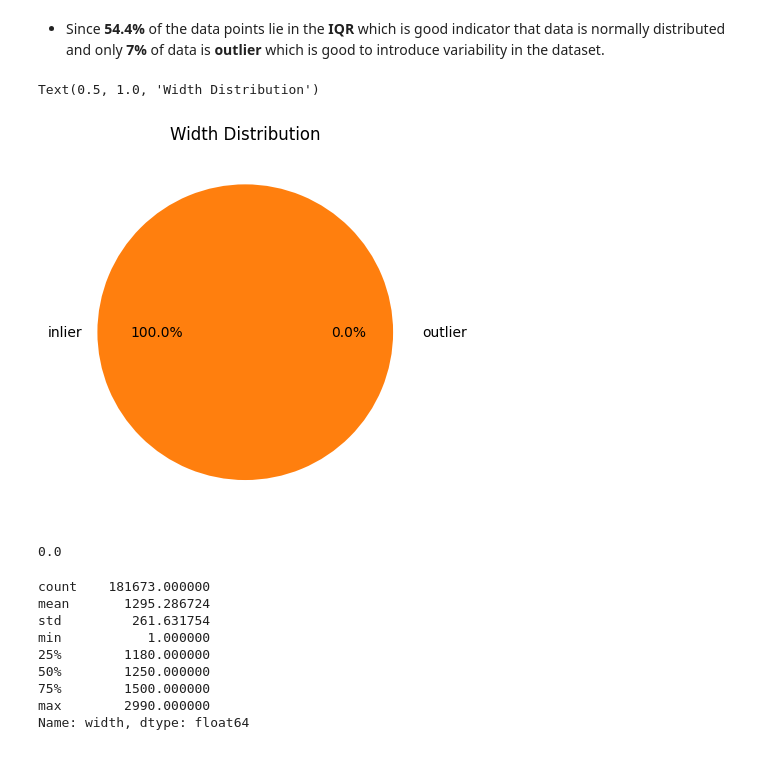
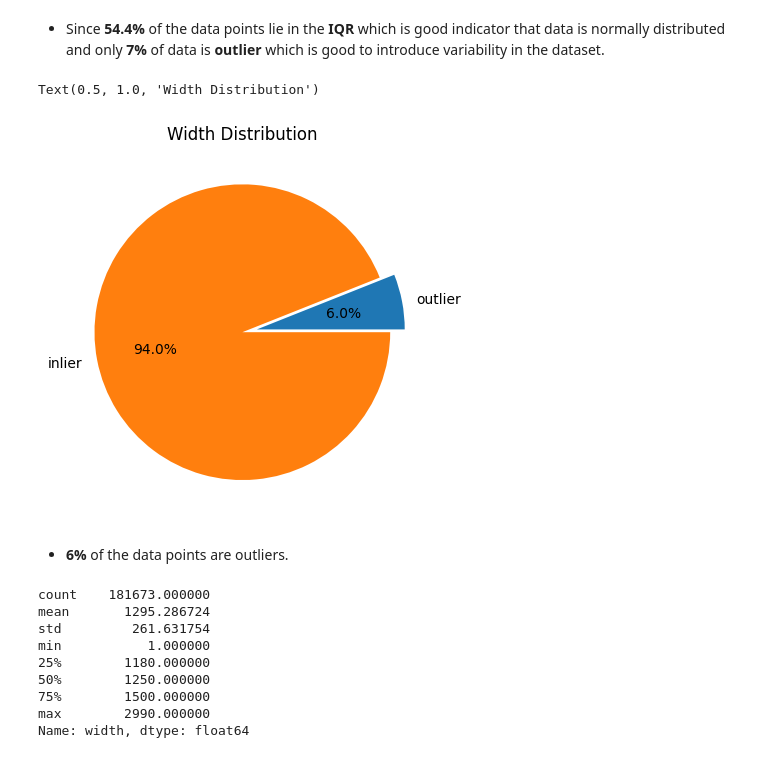
Before and after one commit to no-one-know/Daily_offers_analysis_and_Predictive_modeling, a Jupyter notebook: daily_offers.ipynb, the cells around one changed output. Cells and saved outputs as stored; diff of their text form; code cells hidden in the pictures.

Commit message:
Changes in analysis graphs

```diff
--- a/daily_offers.ipynb
+++ b/daily_offers.ipynb
@@ -587,18 +587,16 @@ and only **7%** of data is **outlier** which is good to introduce variability in
 # %%
 # Let's analysis the width column
 w_q1=X['width'].quantile(0.25)
 w_q3=X['width'].quantile(0.75)
-outlier_w=(X.loc[(X['width']<w_q1-w_q1*1.5) | (X['width']>w_q3+w_q3*1.5),'width'].shape[0])/(X['width'].shape[0])
+outlier_w=(X.loc[(X['width']<w_q1-(w_q3-w_q1)*1.5) | (X['width']>w_q3+(w_q3-w_q1)*1.5),'width'].shape[0])/(X['width'].shape[0])
 li=[outlier_w,1-outlier_w]
 plt.pie(li,labels=['outlier','inlier'],autopct='%1.1f%%',explode=[0.1,0])
 plt.title('Width Distribution')
 # %% [output]
 Text(0.5, 1.0, 'Width Distribution')
-[figure, old version]
+[figure, new version]
-# %%
-outlier_w   # Percentage of outlier
-# %% [output]
-0.0
+# %% [markdown]
+* **6%** of the data points are outliers.
 # %%
 X['width'].describe()
 # %% [output]
```
Also changed, not shown: parts of 16 cells of this notebook.
